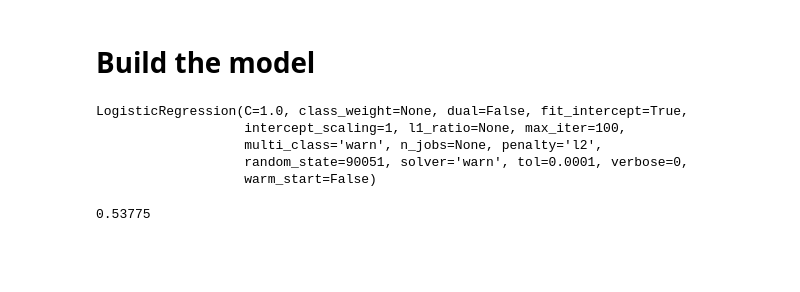
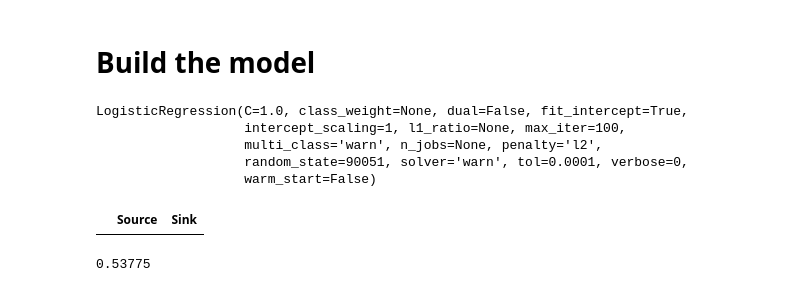
Before and after one commit to siriusctrl/COMP90051-Link-Prediction, a Jupyter notebook: prediction.ipynb, the cells around one changed output. Cells and saved outputs as stored; diff of their text form; code cells hidden in the pictures; blank space fills up the shorter version.

```diff
--- a/prediction.ipynb
+++ b/prediction.ipynb
@@ -933,6 +937,10 @@ LogisticRegression(C=1.0, class_weight=None, dual=False, fit_intercept=True,
                    multi_class='warn', n_jobs=None, penalty='l2',
                    random_state=90051, solver='warn', tol=0.0001, verbose=0,
                    warm_start=False)
+# %%
+sub_data[sub_data['Source'] == 2184483]
+# %% [output]
+|  | Source | Sink |
 # %%
 lr_clf.score(X_test_features, y_desire_test)
 # %% [output]
```
Also changed, not shown: parts of 2 cells of this notebook, 1 other file.
